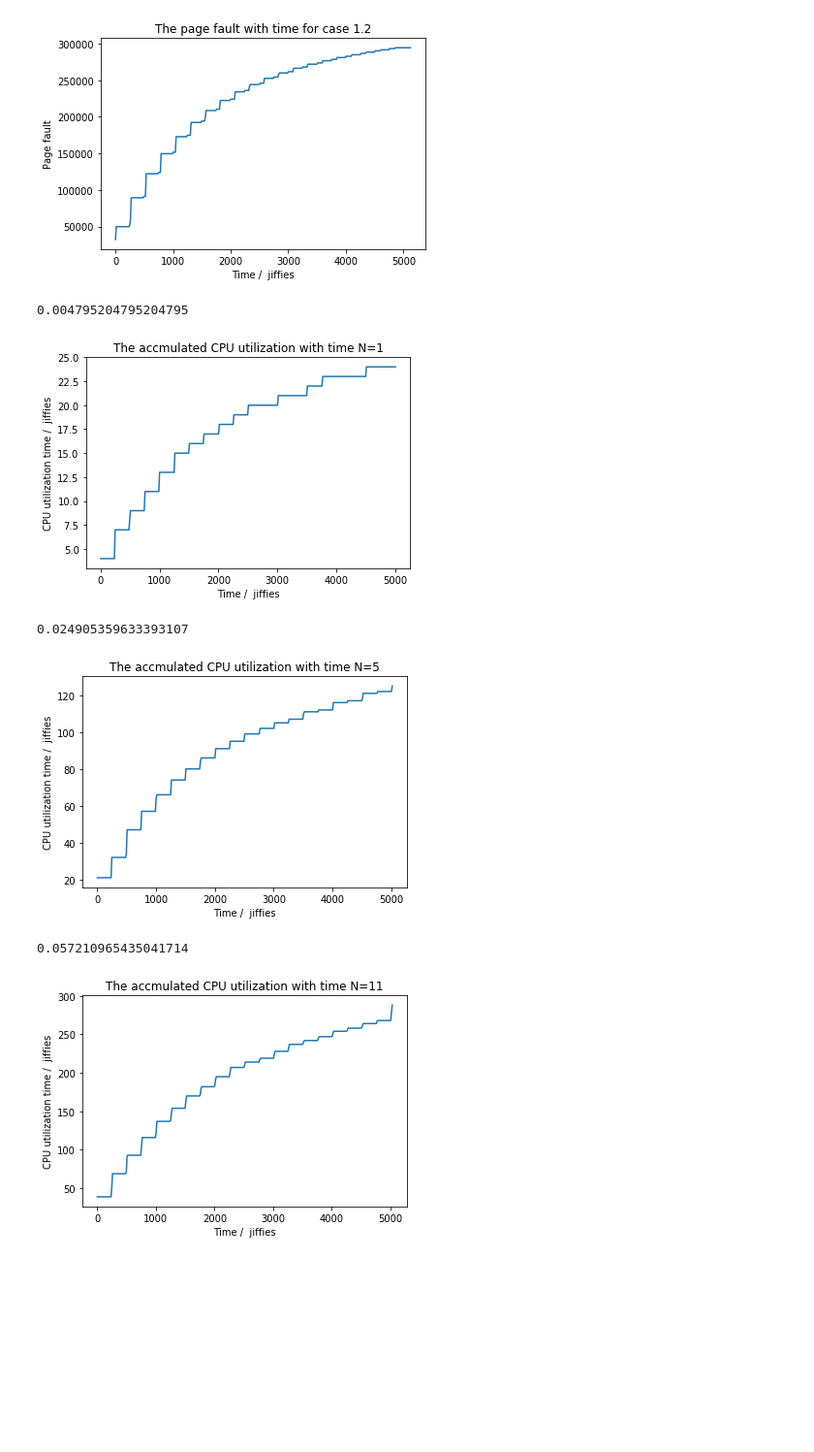
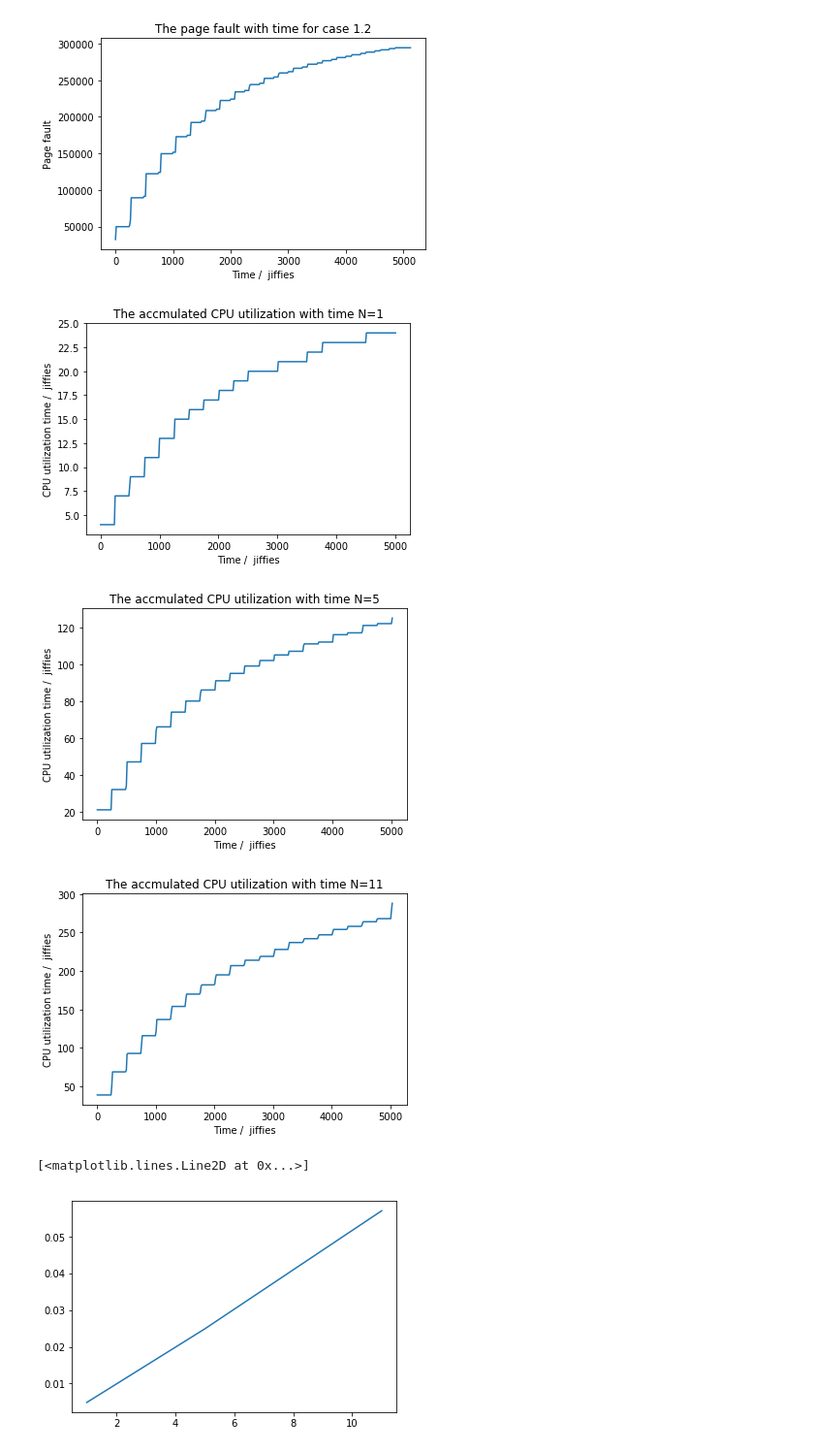
Before and after one commit to Tobiaswei/CS423, a Jupyter notebook: MP3/plot.ipynb, the cells around one changed output. Shown at 97% size. Cells and saved outputs as stored; diff of their text form; code cells hidden in the pictures; blank space fills up the shorter version.

```diff
--- a/MP3/plot.ipynb
+++ b/MP3/plot.ipynb
@@ -107,6 +107,8 @@ for i in range(len(dat2_11)-1):
     for j in range(4):
         dat2_11[i][j]=int(dat2_11[i][j])
     y[2]+=dat2_11[i][3]
+# %%
+cpu_utilization=[]
 # %%
 #
 import matplotlib.pyplot as plt
@@ -140,9 +142,8 @@ plt.ylabel('CPU utilization time /  jiffies')
 # giving a title to my graph
 plt.title('The accmulated CPU utilization with time N=1')
 
-cpu[-1]/time[-1]
+cpu_utilization.append(cpu[-1]/time[-1])
 # %% [output]
-0.004795204795204795
 [figure]
 # %%
 dat_cpu = []
@@ -174,9 +175,8 @@ plt.xlabel('Time /  jiffies')
 plt.ylabel('CPU utilization time /  jiffies')
 # giving a title to my graph
 plt.title('The accmulated CPU utilization with time N=5')
-cpu[-1]/time[-1]
+cpu_utilization.append(cpu[-1]/time[-1])
 # %% [output]
-0.024905359633393107
 [figure]
 # %%
 dat_cpu = []
@@ -209,7 +209,12 @@ plt.ylabel('CPU utilization time /  jiffies')
 # giving a title to my graph
 plt.title('The accmulated CPU utilization with time N=11')
 
-cpu[-1]/time[-1]
+cpu_utilization.append(cpu[-1]/time[-1])
 # %% [output]
-0.057210965435041714
 [figure]
+# %%
+x=[1,5,11]
+plt.plot(x,cpu_utilization)
+# %% [output]
+[<matplotlib.lines.Line2D at 0x...>]
+[figure, added]
```
Also changed, not shown: 1 other file.
